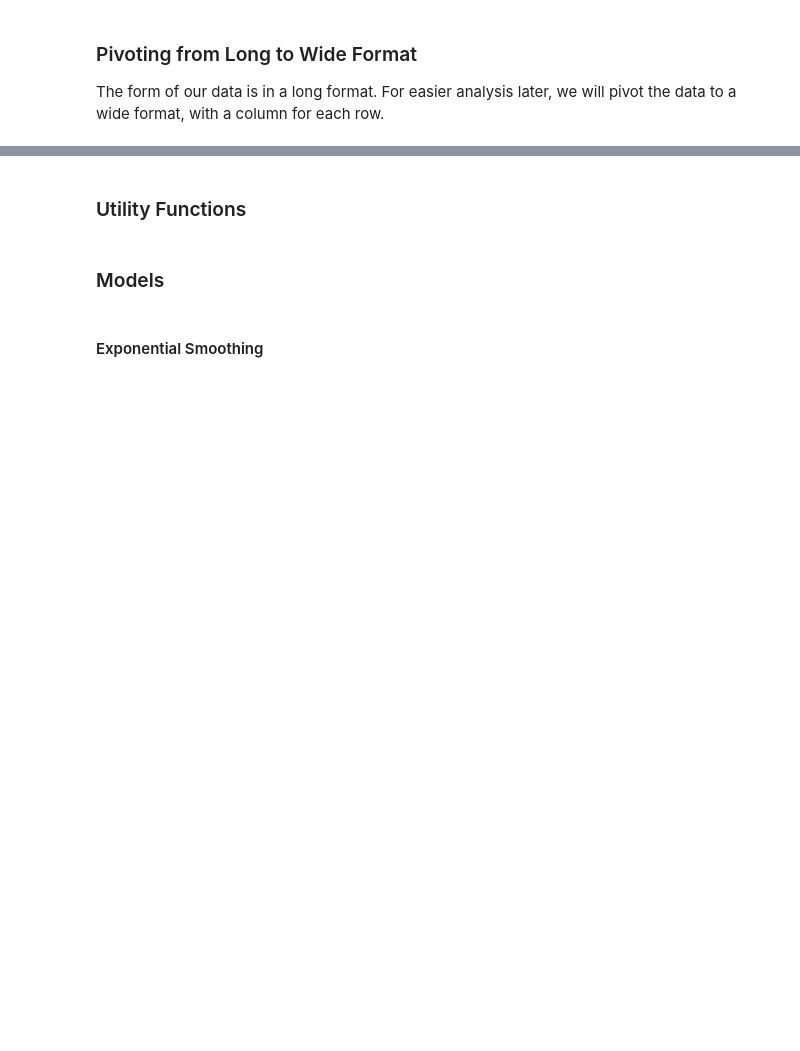
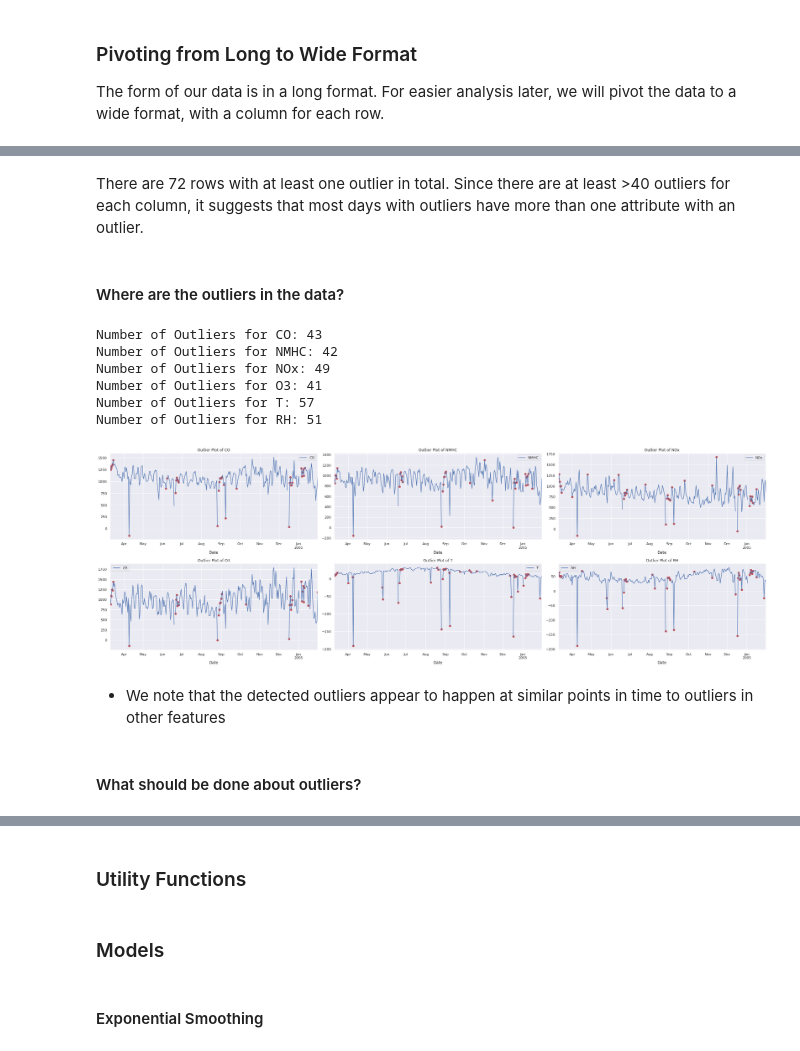
Before and after one commit to Tien-Cheng/AI-and-Machine-Learning--ST1511-, a Jupyter notebook: Assignment 2/time series analysis/time-series-v2.ipynb, the cells around one changed output, grey strips where cells are left out. Saved outputs shown, nothing was run; the diff lists cells and outputs as text; code cells hidden in the pictures; blank space fills up the shorter version.

Commit message:
Updated time series

```diff
--- a/Assignment 2/time series analysis/time-series-v2.ipynb
+++ b/Assignment 2/time series analysis/time-series-v2.ipynb
@@ -150,0 +343,10 @@ We then perform an exploratory data analysis of our data.
+# %%
+def mark_outliers(df, col, k=1.5, window=7):
+    df_col = df[col].rolling(window)
+    upper_quartile = df_col.quantile(.75)
+    lower_quartile = df_col.quantile(.25)
+    interquartille_range = upper_quartile - lower_quartile
+    upper_fence = upper_quartile + (k * interquartille_range)
+    lower_fence = lower_quartile - (k * interquartille_range)
+    outliers = ~(df[col].between(lower_fence, upper_fence))
+    return outliers
@@ -150,0 +357,11 @@ We then perform an exploratory data analysis of our data.
+# %%
+additional_outlier_rules = {
+        col : df_outliers[col] < 0 for col in ('CO', 'NMHC', 'NOx', 'O3')
+} | {
+    "T" : (df_outliers['T'] < -20) | (df_outliers['T'] > 50),
+    "RH" : (df_outliers['RH'] < 10) | (df_outliers['RH'] > 90)
+}
+# %%
+for col in df_outliers.columns:
+    outliers = mark_outliers(df_outliers, col, k=3, window=7) # 1 Week Window
+    df_outliers[f'Outlier ({col})'] = (outliers) | (additional_outlier_rules[col])
@@ -150,0 +383,29 @@ We then perform an exploratory data analysis of our data.
+# %% [markdown]
+There are 72 rows with at least one outlier in total. Since there are at least >40 outliers for each column, it suggests that most days with outliers have more than one attribute with an outlier.
+# %% [markdown]
+#### Where are the outliers in the data?
+# %%
+def plot_outlier(df, col_name, ax):
+    outliers = df_outliers[df_outliers[f'Outlier ({col_name})'] == True]
+    print(f"Number of Outliers for {col}:", len(outliers))
+    df_outliers.plot(y=col_name, title=f"Outlier Plot of {col_name}", ax = ax)
+    ax.scatter(x=outliers.index, y=outliers[col_name], color='r')
+# %%
+fig, axes = plt.subplots(2, 3, figsize=(30, 10), tight_layout=True)
+
+for ax, col in zip(axes.ravel(), df_pivot.columns):
+    plot_outlier(df_outliers, col, ax)
+
+fig.show()
+# %% [output]
+Number of Outliers for CO: 43
+Number of Outliers for NMHC: 42
+Number of Outliers for NOx: 49
+Number of Outliers for O3: 41
+Number of Outliers for T: 57
+Number of Outliers for RH: 51
+[figure, added]
+# %% [markdown]
+- We note that the detected outliers appear to happen at similar points in time to outliers in other features
+# %% [markdown]
+#### What should be done about outliers?
```
Also changed, not shown: parts of 122 cells of this notebook, 4 other files.
